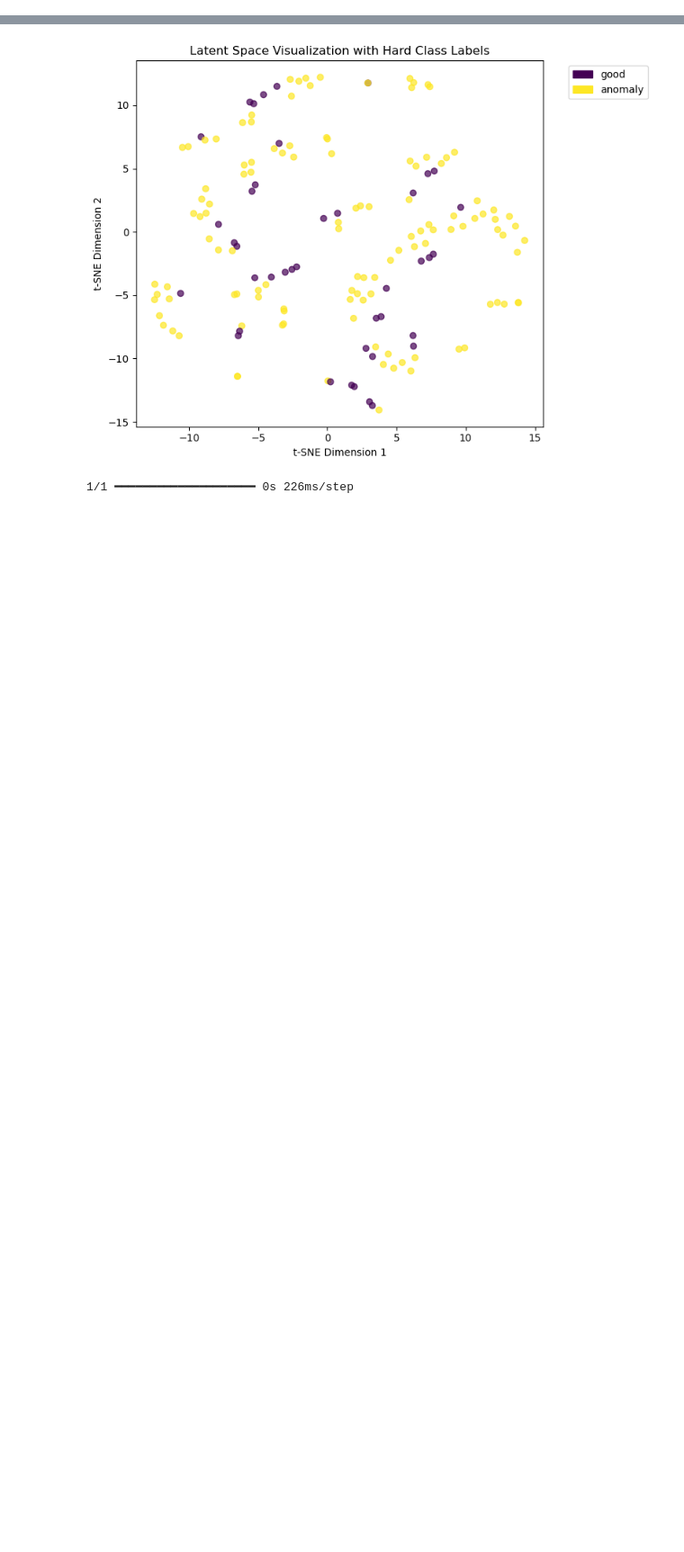
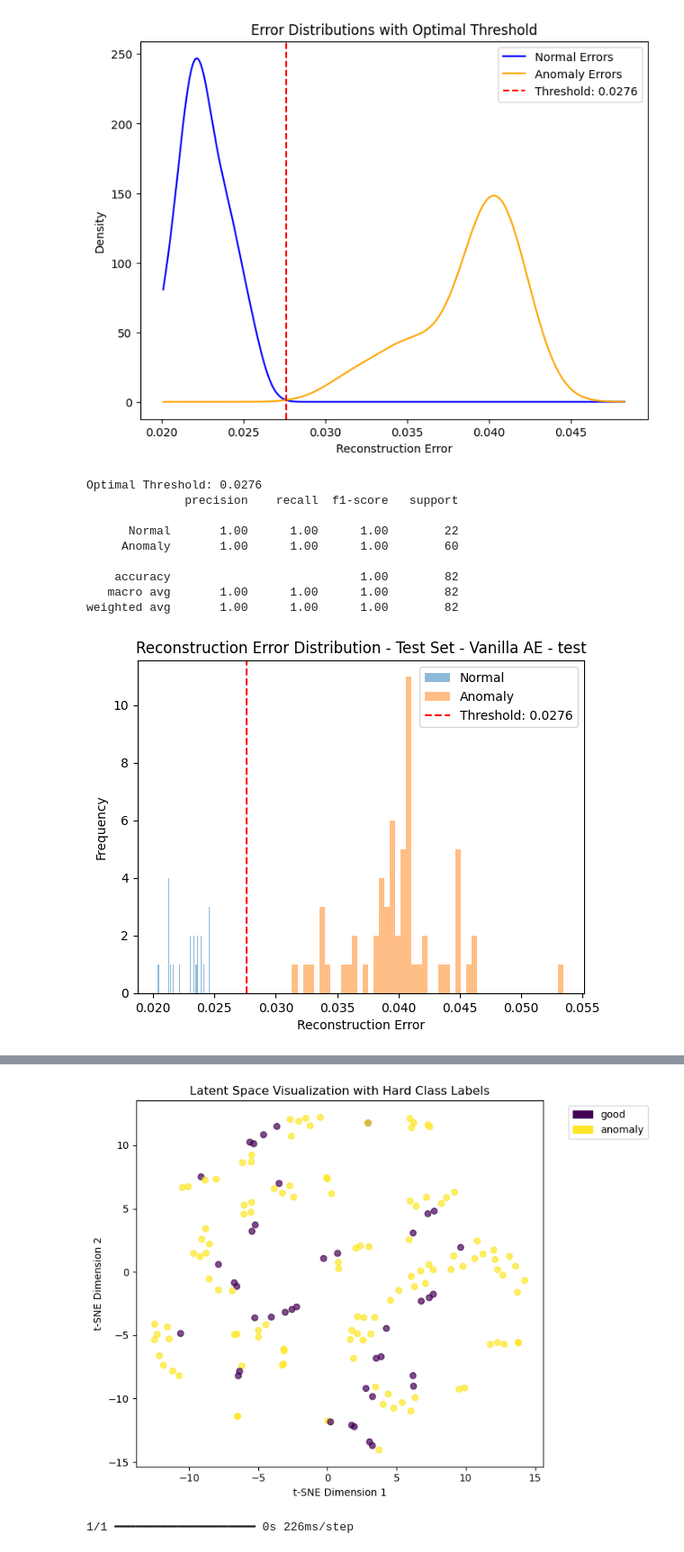
Before and after one commit to hendrik-spl/itu-aml-anomaly-detection, a Jupyter notebook: models/autoencoder/train_vanilla_ae.ipynb, the cells around one changed output, grey strips where cells are left out. Shown at 90% size. Cells and saved outputs as stored; diff of their text form; code cells hidden in the pictures; blank space fills up the shorter version.

```diff
--- a/models/autoencoder/train_vanilla_ae.ipynb
+++ b/models/autoencoder/train_vanilla_ae.ipynb
@@ -238,0 +246,19 @@ plot_reconstructions(autoencoder, test_generator, n_images=5, title='Test')
+# %%
+evaluate_autoencoder_with_threshold_generator(
+    autoencoder=autoencoder,
+    test_generator=test_generator,
+    threshold_generator=threshold_generator,
+    config=config
+)
+# %% [output]
+[figure, added]
+Optimal Threshold: 0.0276
+              precision    recall  f1-score   support
+
+      Normal       1.00      1.00      1.00        22
+     Anomaly       1.00      1.00      1.00        60
+
+    accuracy                           1.00        82
+   macro avg       1.00      1.00      1.00        82
+weighted avg       1.00      1.00      1.00        82
+[figure, added]
```
Also changed, not shown: parts of 11 cells of this notebook, 2 other files.
